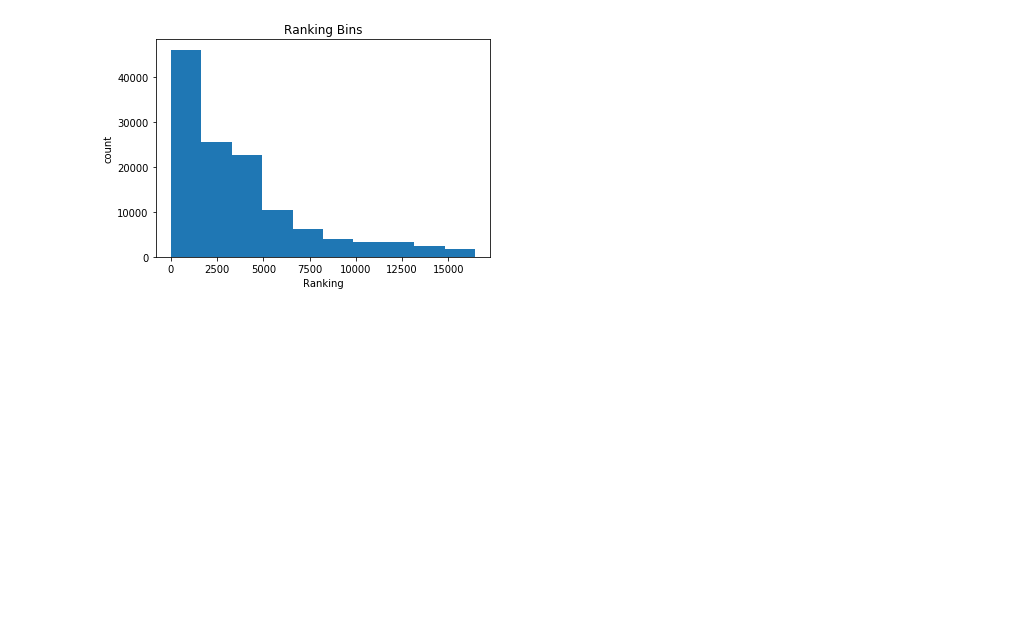
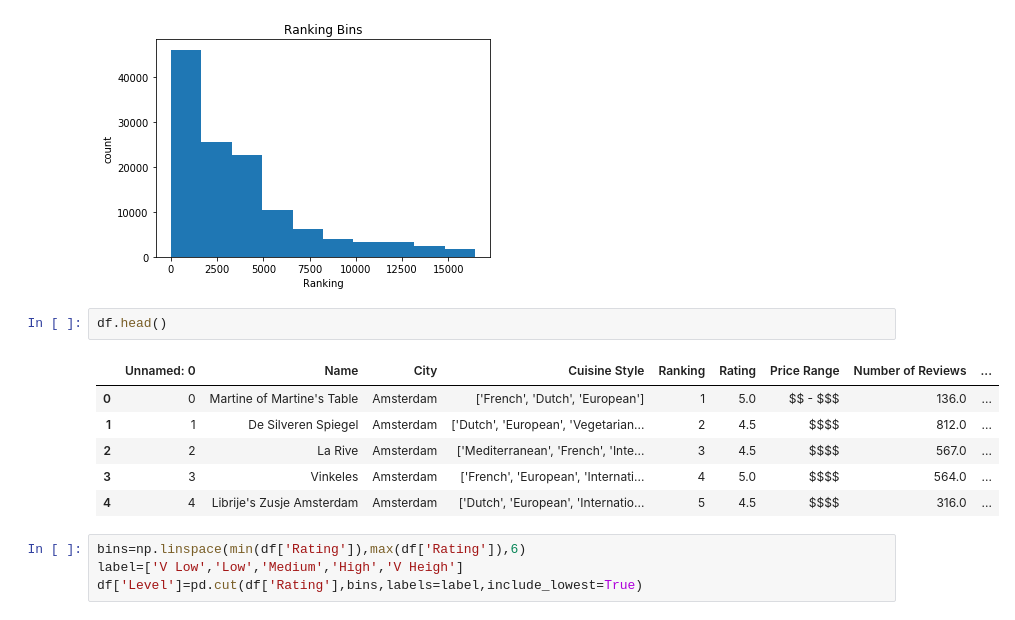
Before and after one commit to Abubakr-L1F18BSCS0440/PBD-Project, a Jupyter notebook: Project..1st.ipynb, the cells around one changed output. Cells and saved outputs as stored; diff of their text form; blank space fills up the shorter version.

```diff
--- a/Project..1st.ipynb
+++ b/Project..1st.ipynb
@@ -198,3 +198,16 @@ plt.pyplot.hist(df['Ranking'])
         1.64440e+04]),
  <a list of 10 Patch objects>)
 [figure]
+# %%
+df.head()
+# %% [output]
+|  | Unnamed: 0 | Name | City | Cuisine Style | Ranking | Rating | Price Range | Number of Reviews | ... |
+| 0 | 0 | Martine of Martine's Table | Amsterdam | ['French', 'Dutch', 'European'] | 1 | 5.0 | $$ - $$$ | 136.0 | ... |
+| 1 | 1 | De Silveren Spiegel | Amsterdam | ['Dutch', 'European', 'Vegetarian... | 2 | 4.5 | $$$$ | 812.0 | ... |
+| 2 | 2 | La Rive | Amsterdam | ['Mediterranean', 'French', 'Inte... | 3 | 4.5 | $$$$ | 567.0 | ... |
+| 3 | 3 | Vinkeles | Amsterdam | ['French', 'European', 'Internati... | 4 | 5.0 | $$$$ | 564.0 | ... |
+| 4 | 4 | Librije's Zusje Amsterdam | Amsterdam | ['Dutch', 'European', 'Internatio... | 5 | 4.5 | $$$$ | 316.0 | ... |
+# %%
+bins=np.linspace(min(df['Rating']),max(df['Rating']),6)
+label=['V Low','Low','Medium','High','V Heigh']
+df['Level']=pd.cut(df['Rating'],bins,labels=label,include_lowest=True)
```
Also changed, not shown: parts of 3 cells of this notebook.
